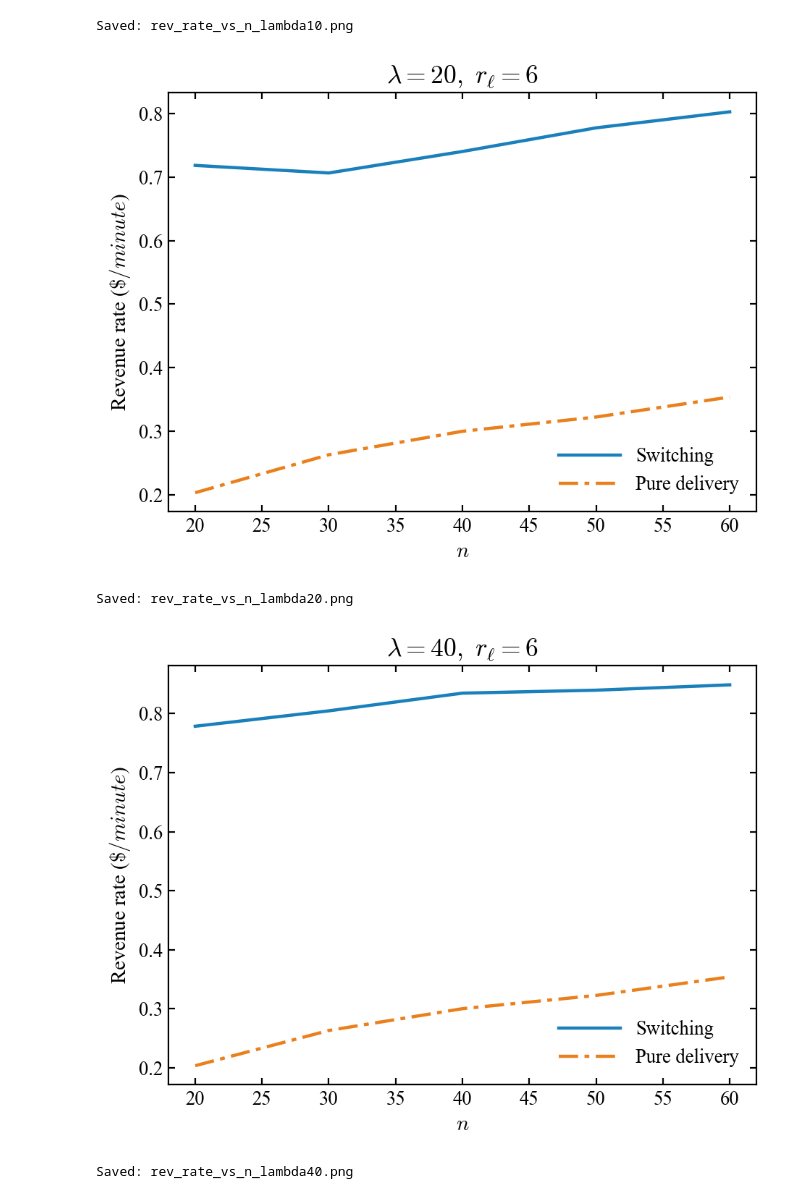
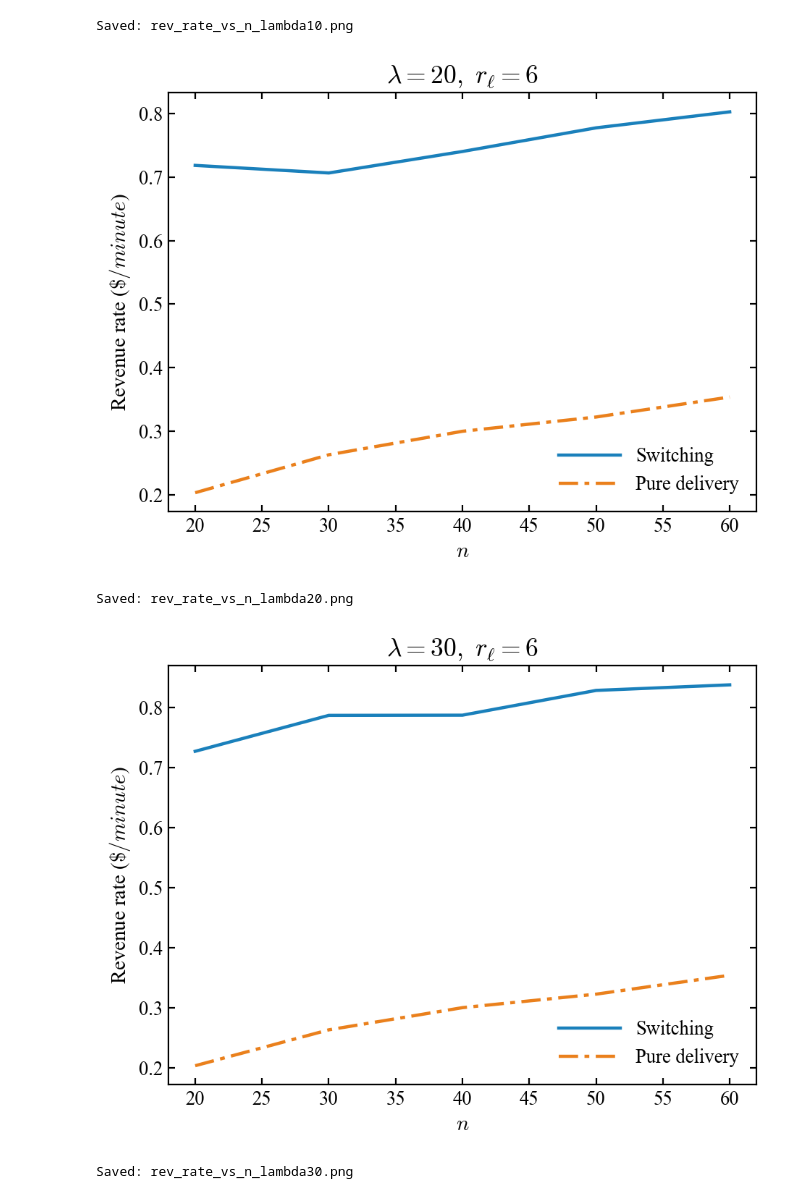
Before and after one commit to Alfredkkk/Last-mile-Logistics, a Jupyter notebook: analysis.ipynb, the cells around one changed output. Saved outputs shown, nothing was run; the diff lists cells and outputs as text; code cells hidden in the pictures.

```diff
--- a/analysis.ipynb
+++ b/analysis.ipynb
@@ -130,7 +130,7 @@ Saved: rev_rate_vs_lambda_n50.png
 # =========================================
 
 R_ELL = 6  # r_ℓ for display
-LAMBDAS = [5, 10, 20, 40]  # Lambda values for panels
+LAMBDAS = [5, 10, 20, 30, 40]  # Lambda values for panels
 
 def best_alpha_by_lambda_gamma(df_in: pd.DataFrame, lam, gamma, algo):
     """Fix λ, γ, algo, and select α that gives the maximum average rate"""
@@ -169,32 +169,32 @@ for lam in LAMBDAS:
     # Axis styling and labels
     paper_axes(ax)
     ax.set_xlabel(r"$n$")
     ax.set_ylabel(r"Revenue rate ($\$/minute$)")
     ax.set_title(rf"$\lambda={lam},\ r_\ell={R_ELL}$")
 
     # Legend: inside lower right, no frame
     ax.legend(loc="lower right", frameon=False, handlelength=3.2)
 
     # Set appropriate padding
     y_all = [v for v in rate_hvor + rate_puro if np.isfinite(v)]
     if y_all:
         ylo, yhi = min(y_all), max(y_all)
         pad = max(0.01, 0.05*(yhi - ylo if yhi > ylo else 0.2))
         ax.set_ylim(ylo - pad, yhi + pad)
 
     fig.tight_layout()
     plt.show()
 
     # Save figure
     filename = f"rev_rate_vs_n_lambda{lam}.png"
     fig.savefig(filename, dpi=300, bbox_inches="tight")
     print(f"Saved: {filename}")
 # %% [output]
 [figure]
 Saved: rev_rate_vs_n_lambda5.png
 [figure]
 Saved: rev_rate_vs_n_lambda10.png
 [figure]
 Saved: rev_rate_vs_n_lambda20.png
-[figure, old version]
+[figure, new version]
-Saved: rev_rate_vs_n_lambda40.png
+Saved: rev_rate_vs_n_lambda30.png
```
Also changed, not shown: parts of 3 cells of this notebook, 26 other files.
